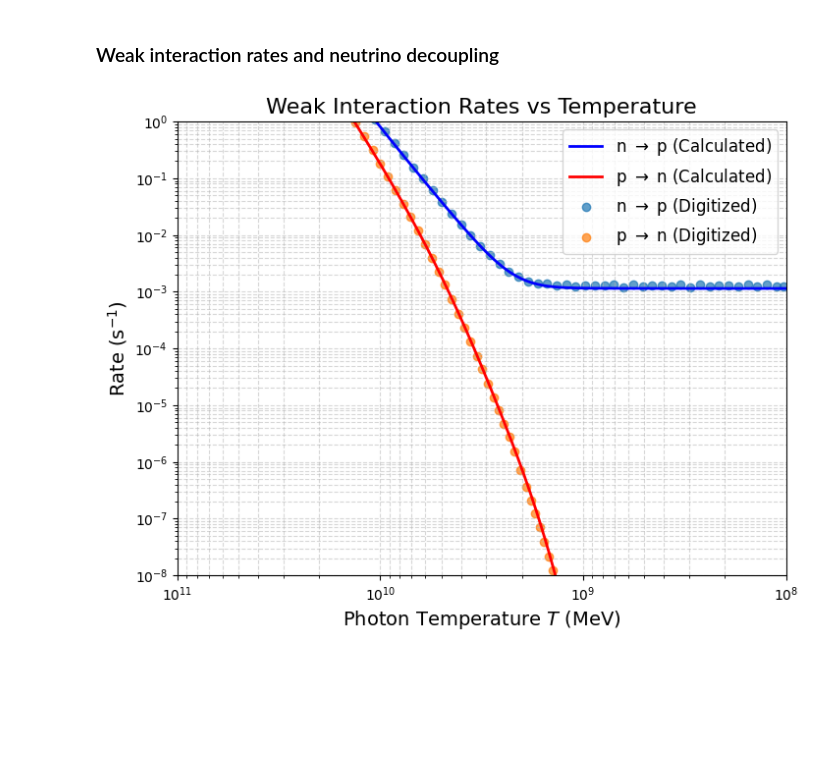
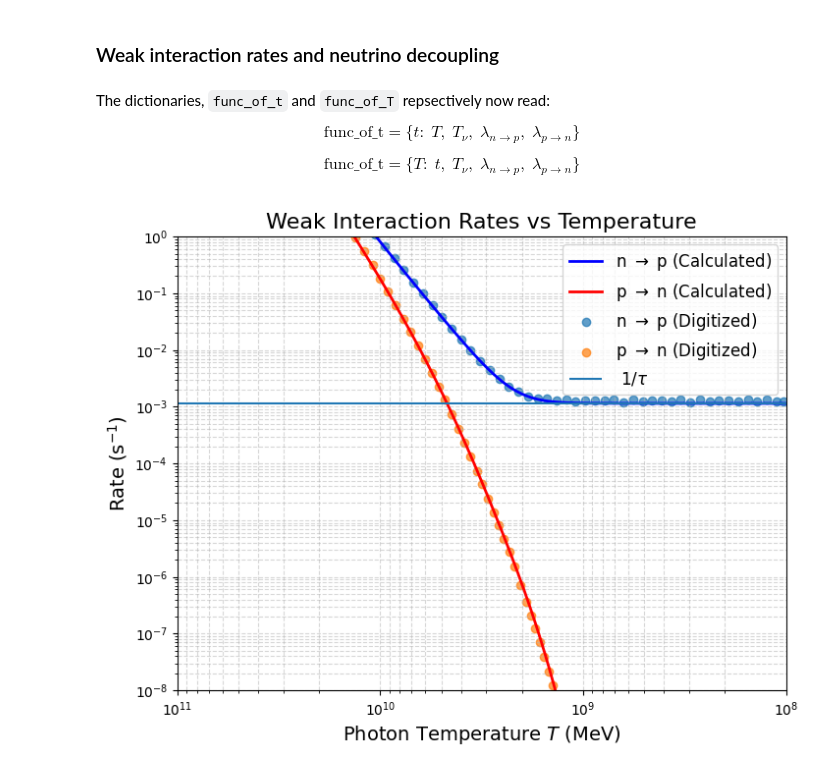
Before and after one commit to Booritth-Balaji/Dark-Matter-Thesis, a Jupyter notebook: Codes-and-Data/BBN-simple-recreated.ipynb, the cells around one changed output. Drawn from its saved outputs; the diff is of its cells as text; code cells hidden in the pictures; blank space fills up the shorter version.

Commit message:
Added fig 2.2 plot, introduced dictionary system for keeping track. Updated running questions

```diff
--- a/Codes-and-Data/BBN-simple-recreated.ipynb
+++ b/Codes-and-Data/BBN-simple-recreated.ipynb
@@ -246,3 +249,21 @@ temp_nu = np.array([Tnu_weinberg(temp) for temp in T])
+# %%
+# Since we have T(t), Tnu(t) or t(T), Tnu(T)
+# i.e. the temperatures are a either a function of time or
+# the neutrino temperature and time are a function of the gamma temperature
+
+# We can instead define them all inside a dictionary which would make it easy to access them later on
+# Instead of using indices to access them, we can just get their direct values instead, when we want to access individual values
+
+func_of_t = {}  # T and Tnu (in that order) as a function of time
+
+func_of_T = {}  # t and Tnu (in that order) as a function of time
+
+
+for i in range(len(T)):
+
+    func_of_t.update({t[i]: [T[i], Tnu[i]]})
+
+    func_of_T.update({T[i]: [t[i], Tnu[i]]})
 # %%
 # Load digitized data from CSV files
 T_nu_digitized = np.loadtxt('digitized-plots/BBN-simple-plots/Tnu-and-Tgamma/T-nu.csv', delimiter=',')
@@ -359,38 +380,62 @@ for i in range(len(T)):
     lambda_n2p.append(rate[0])
     lambda_p2n.append(rate[1])
 
+    # also adding them to the dictionaries
+
+    func_of_T[T[i]].append(rate[0])
+    func_of_T[T[i]].append(rate[1])
+
+    func_of_t[t[i]].append(rate[0])
+    func_of_t[t[i]].append(rate[1])
+
 lambda_n2p = np.array(lambda_n2p)
 lambda_p2n = np.array(lambda_p2n)
+
+
+# Creating functions for the rates as a function of time
+
+n2p_rate = sp.interpolate.interp1d(t, lambda_n2p, kind= "cubic")
+p2n_rate = sp.interpolate.interp1d(t, lambda_p2n, kind= "cubic")
+# %% [markdown]
+The dictionaries, `func_of_t` and `func_of_T` repsectively now read:
+
+$$ \text{func\_of\_t} = \{ t: \; T, \; T_\nu, \; \lambda_{n \rightarrow p}, \; \lambda_{p \rightarrow n} \} $$
+
+$$ \text{func\_of\_t} = \{ T: \; t, \; T_\nu, \; \lambda_{n \rightarrow p}, \; \lambda_{p \rightarrow n} \} $$
 # %%
 
 # Read the digitized data for comparison
 n2p_data = pd.read_csv('digitized-plots/BBN-simple-plots/Weak-rates/n2p.csv', header=None, names=['T', 'Rate'])
 p2n_data = pd.read_csv('digitized-plots/BBN-simple-plots/Weak-rates/p2n.csv', header=None, names=['T', 'Rate'])
 
 fig, ax1 = plt.subplots(figsize=(8, 6))
 
 # Plot our numerical results
 ax1.plot(MeVtoK(T), lambda_n2p, 'b-', label='n $\\rightarrow$ p (Calculated)', linewidth=2)
 ax1.plot(MeVtoK(T), lambda_p2n, 'r-', label='p $\\rightarrow$ n (Calculated)', linewidth=2)
 
 # Plot the digitized data for comparison
 ax1.scatter(n2p_data['T'] * 1e9, n2p_data['Rate'], label='n $\\rightarrow$ p (Digitized)', alpha=0.7)
 ax1.scatter(p2n_data['T'] * 1e9, p2n_data['Rate'], label='p $\\rightarrow$ n (Digitized)', alpha=0.7)
 
+# Adding a dashed line representing the asymptotic limit
+
+ax1.hlines(1/tau_n, xmin=1e11, xmax=1e8, label=' $1/\\tau$')
+
 ax1.set_xscale('log')
 ax1.set_yscale('log')
 ax1.set_xlabel('Photon Temperature $T$ (MeV)', fontsize=14)
 ax1.set_ylabel('Rate (s$^{-1}$)', fontsize=14)
 ax1.set_title('Weak Interaction Rates vs Temperature', fontsize=16)
 
 # Reverse the x-axis so that high temp (early times) are on the left
 ax1.set_xlim(1e11, 1e8)
 ax1.set_ylim(1e-8, 1e0)
 
 ax1.legend(fontsize=12)
 ax1.grid(True, which="both", ls="--", alpha=0.5)
 
 
 plt.show()
 # %% [output]
-[figure, old version]
+[figure, new version]
```
Also changed, not shown: parts of 5 cells of this notebook, 3 other files.
